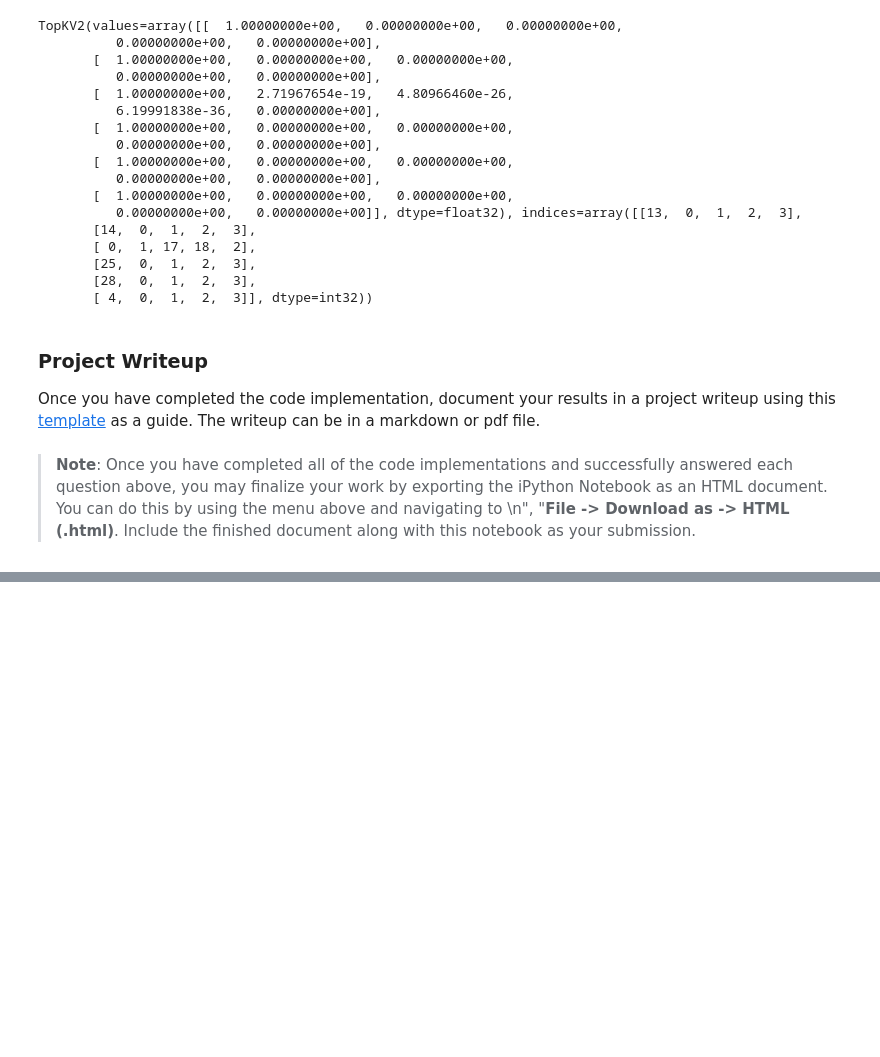
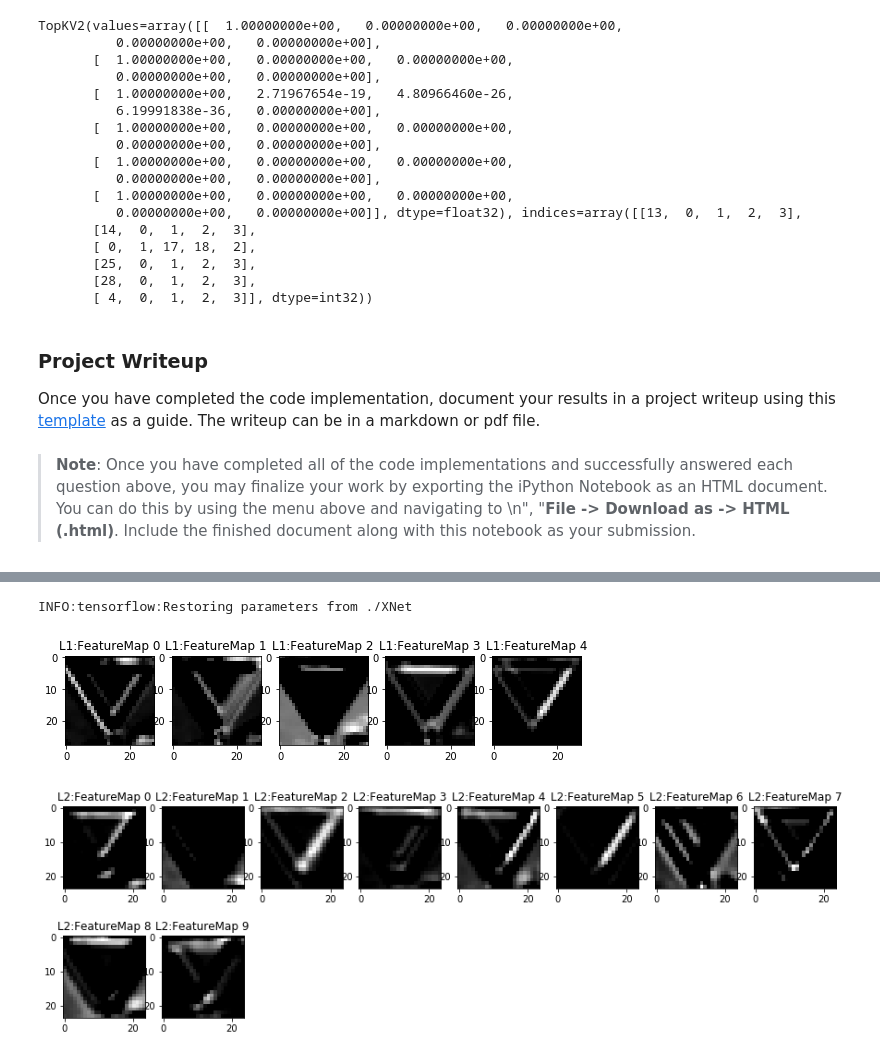
Before and after one commit to XQ-UT/CarND-Traffic-Sign-Classifier-Project, a Jupyter notebook: Traffic_Sign_Classifier.ipynb, the cells around one changed output, grey strips where cells are left out. Saved outputs shown, nothing was run; the diff lists cells and outputs as text; code cells hidden in the pictures; blank space fills up the shorter version.

```diff
--- a/Traffic_Sign_Classifier.ipynb
+++ b/Traffic_Sign_Classifier.ipynb
@@ -216,7 +216,7 @@ def XNet(x, is_training):
     # Output logits
     logits = tf.layers.dense(inputs=dropout, units=n_classes)
 
-    return logits
+    return (logits, actv1, actv2)
 # %% [markdown]
 ### Train, Validate and Test the Model
 # %% [markdown]
@@ -235,7 +235,7 @@ y = tf.placeholder(tf.int32, (None))
 is_training = tf.placeholder(tf.bool)
 one_hot_y = tf.one_hot(y, n_classes)
 
-logits = XNet(x, is_training)
+logits, actv1, actv2 = XNet(x, is_training)
 cross_entropy = tf.nn.softmax_cross_entropy_with_logits(labels=one_hot_y, logits=logits)
 loss_operation = tf.reduce_mean(cross_entropy)
 optimizer = tf.train.AdamOptimizer(learning_rate = rate)
@@ -380,11 +380,16 @@ for i in range(len(sample_x)):
 ### Make sure to pre-process the images with the same pre-processing pipeline used earlier.
 ### Feel free to use as many code cells as needed.
 
+sample_x = np.array(sample_x)
+normalized_sample_x = (sample_x - X_train.mean(axis=0)) / (X_train.std(axis = 0) + 1e-8)
+
 sample_softmax_op = tf.nn.softmax(logits, dim=1)
 sample_predicted_op = tf.argmax(sample_softmax_op, axis=1)
+
 with tf.Session() as sess:
     tf.train.Saver().restore(sess, tf.train.latest_checkpoint('.'))
-    sample_softmax, sample_predicted = sess.run([sample_softmax_op, sample_predicted_op], feed_dict={x:sample_x, is_training:False})
+    sample_softmax, sample_predicted = sess.run([sample_softmax_op, sample_predicted_op],
+                                                feed_dict={x:normalized_sample_x, is_training:False})
     test_accuracy = evaluate(sample_x, sample_y)
 # %% [output]
 INFO:tensorflow:Restoring parameters from ./XNet
@@ -508,12 +513,12 @@ def outputFeatureMap(image_input, tf_activation, activation_min=-1, activation_m
     # image_input =
     # Note: x should be the same name as your network's tensorflow data placeholder variable
     # If you get an error tf_activation is not defined it may be having trouble accessing the variable from inside a function
-    activation = tf_activation.eval(session=sess,feed_dict={x : image_input})
+    activation = tf_activation.eval(session=sess,feed_dict={x : image_input, is_training:False})
     featuremaps = activation.shape[3]
     plt.figure(plt_num, figsize=(15,15))
     for featuremap in range(featuremaps):
         plt.subplot(6,8, featuremap+1) # sets the number of feature maps to show on each row and column
-        plt.title('FeatureMap ' + str(featuremap)) # displays the feature map number
+        plt.title('L' + str(plt_num)+ ':' + 'FeatureMap ' + str(featuremap)) # displays the feature map number
         if activation_min != -1 & activation_max != -1:
             plt.imshow(activation[0,:,:, featuremap], interpolation="nearest", vmin =activation_min, vmax=activation_max, cmap="gray")
         elif activation_max != -1:
@@ -522,3 +527,12 @@ def outputFeatureMap(image_input, tf_activation, activation_min=-1, activation_m
             plt.imshow(activation[0,:,:, featuremap], interpolation="nearest", vmin=activation_min, cmap="gray")
         else:
             plt.imshow(activation[0,:,:, featuremap], interpolation="nearest", cmap="gray")
+# %%
+with tf.Session() as sess:
+    tf.train.Saver().restore(sess, tf.train.latest_checkpoint('.'))
+    outputFeatureMap(normalized_sample_x, actv1, plt_num=1)
+    outputFeatureMap(normalized_sample_x, actv2, plt_num=2)
+# %% [output]
+INFO:tensorflow:Restoring parameters from ./XNet
+[figure, added]
+[figure, added]
```
Also changed, not shown: 1 other file.
